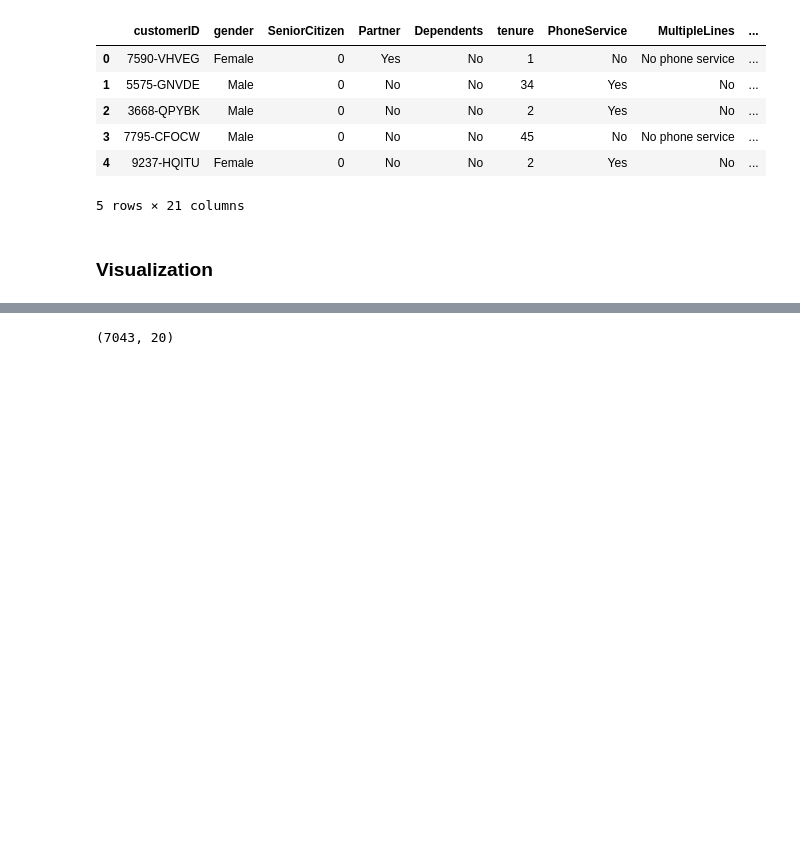
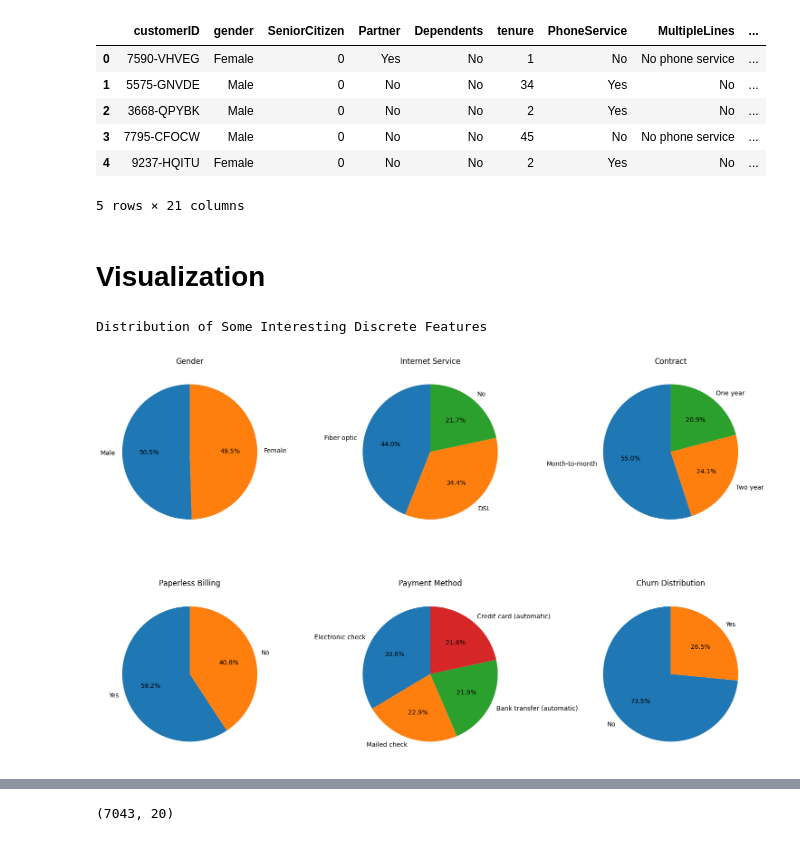
Before and after one commit to MrzAhmadi/Telco-Customer-Churn, a Jupyter notebook: notebook.ipynb, the cells around one changed output, grey strips where cells are left out. Cells and saved outputs as stored; diff of their text form; code cells hidden in the pictures; blank space fills up the shorter version.

Commit message:
Fixes some plots

```diff
--- a/notebook.ipynb
+++ b/notebook.ipynb
@@ -14,4 +17,47 @@ Shape of datasset (7043, 21)
 | 4 | 9237-HQITU | Female | 0 | No | No | 2 | Yes | No | ... |
 5 rows × 21 columns
 # %% [markdown]
-### Visualization
+# Visualization
+# %%
+print("Distribution of Some Interesting Discrete Features")
+
+# Define the data for each pie chart
+gender_counts = df['gender'].value_counts()
+internet_counts = df['InternetService'].value_counts()
+contract_counts = df['Contract'].value_counts()
+paperless_billing_counts = df['PaperlessBilling'].value_counts()
+payment_method_counts = df['PaymentMethod'].value_counts()
+churn_counts = df['Churn'].value_counts()
+
+
+
+# Create a figure with multiple subplots
+fig, axs = plt.subplots(2, 3, figsize=(15, 10))
+
+# Plot each pie chart in its corresponding subplot
+axs[0, 0].pie(gender_counts, labels=gender_counts.index, autopct='%1.1f%%', startangle=90)
+axs[0, 0].set_title('Gender')
+
+axs[0, 1].pie(internet_counts, labels=internet_counts.index, autopct='%1.1f%%', startangle=90)
+axs[0, 1].set_title('Internet Service')
+
+axs[0, 2].pie(contract_counts, labels=contract_counts.index, autopct='%1.1f%%', startangle=90)
+axs[0, 2].set_title('Contract')
+
+axs[1, 0].pie(paperless_billing_counts, labels=paperless_billing_counts.index, autopct='%1.1f%%', startangle=90)
+axs[1, 0].set_title('Paperless Billing')
+
+axs[1, 1].pie(payment_method_counts, labels=payment_method_counts.index, autopct='%1.1f%%', startangle=90)
+axs[1, 1].set_title('Payment Method')
+
+axs[1, 2].pie(churn_counts, labels=churn_counts.index, autopct='%1.1f%%', startangle=90)
+axs[1, 2].set_title('Churn Distribution')
+
+# Adjust layout
+plt.tight_layout()
+
+# Display the plot
+plt.show()
+# %% [output]
+Distribution of Some Interesting Discrete Features
+[figure, added]
```
Also changed, not shown: parts of 6 cells of this notebook.
